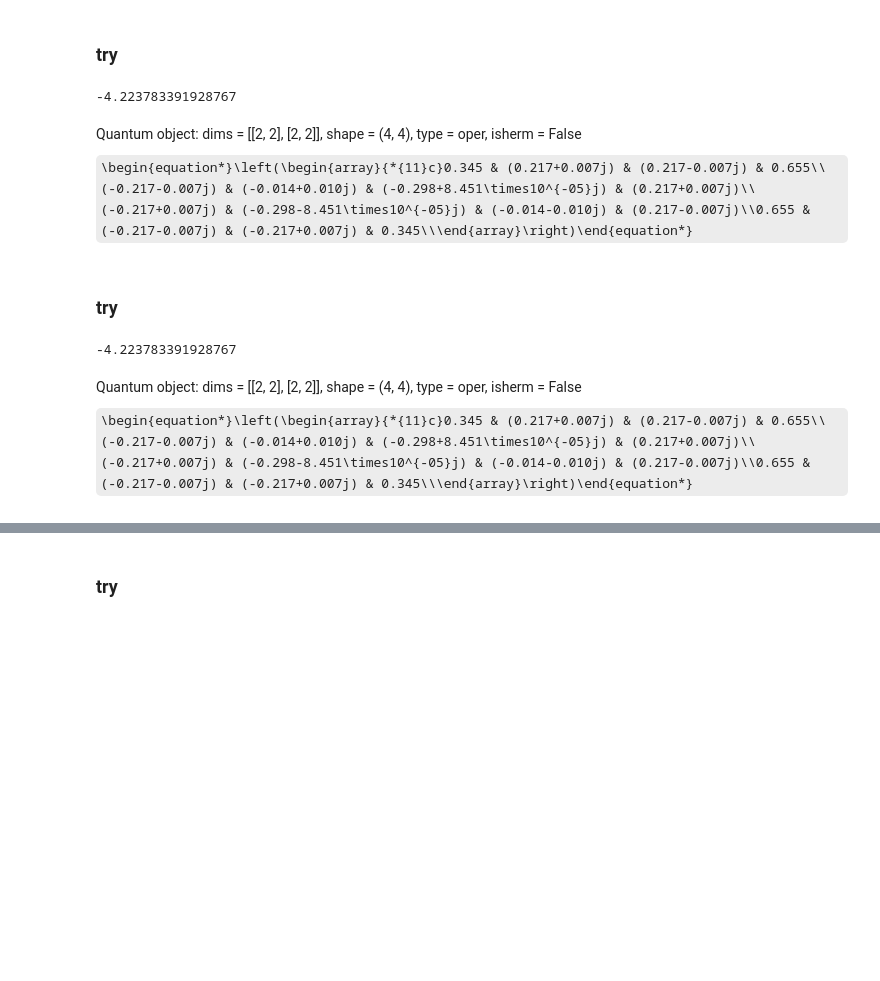
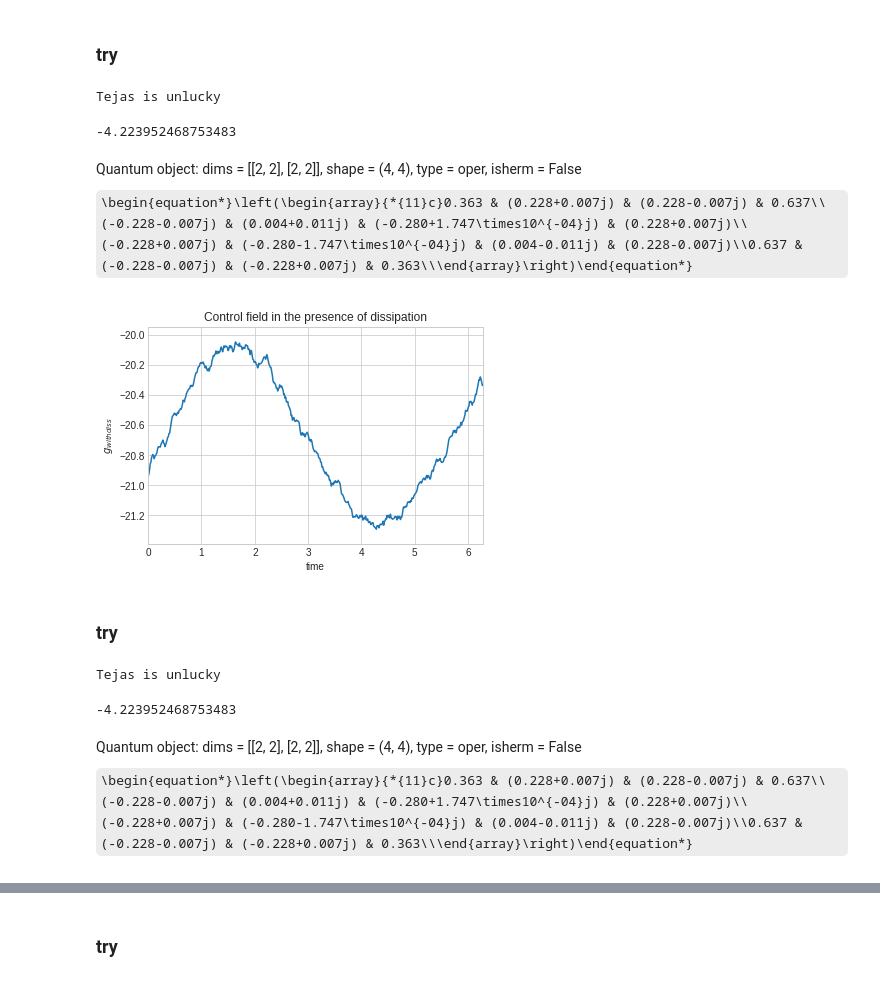
Before and after one commit to TejasAvinashShetty/openq_grape, a Jupyter notebook: GRAPE_pristine/oqcg.ipynb, the cells around one changed output, grey strips where cells are left out. Cells and saved outputs as stored; diff of their text form; code cells hidden in the pictures; some formulas as TeX source; blank space fills up the shorter version.

```diff
--- a/GRAPE_pristine/oqcg.ipynb
+++ b/GRAPE_pristine/oqcg.ipynb
@@ -90,6 +90,7 @@ H_0 = omega_1*sigmaz()
 H_1 = sigmay()
 T_s = sigmax()
 Lin = sigmaz()
+gamma = 0.1 # check for default value
 ih0, ih1, h0ci, h1ci, x_k, lindbladian, T, L_I  = maker(omega_1,
                                                   H_0, H_1, T_s,
-                                                  Lin, d=2, gamma=0.1)
+                                                  Lin, d=2, gamma=gamma)
@@ -393,25 +450,24 @@ len(times)
 # %%
-def terminator(max_iter, time_steps=len(times), total_time= total_time_evo,
-               epsilon= 2*pi*1):
+def terminator(max_iter, time_steps=len(times),
+              total_time=total_time_evo,
+              epsilon=2*pi*1):
     r"""Brief description of the function"""
-
-    xi_initial = result.u[-1, 0, : ]
-    #1000*random_sample((time_steps,))
-    dt = (2*pi)/500  #total_time/time_steps
+    xi_initial = result.u[-1, 0, :]
+    # 1000*random_sample((time_steps,))
+    dt = (2*pi)/500 #total_time/time_steps
     xi_diff, xi_new_vec = updater(xi_initial, dt, epsilon)
 
     for i in range(max_iter):
         if amax(xi_diff) < epsilon**2 :
-
             xi_final = xi_new_vec
+            print("Tejas is unlucky")
             break
         else :
             xi_diff, xi_new_vec = updater(xi_new_vec, dt, epsilon)
+            print("Tejas is a good boy")
             print(i)
             print(amax(xi_diff))
 
-
-    xi_final = xi_new_vec
     return xi_final
 # %% [markdown]
 ## sub topic 3
@@ -419,6 +477,8 @@ def terminator(max_iter, time_steps=len(times), total_time= total_time_evo,
 ### try
 # %%
 xi_opt = terminator(10)
+# %% [output]
+Tejas is unlucky
 # %%
 time_steps=len(times)
 total_time= total_time_evo
@@ -427,15 +487,28 @@ epsilon= 2*pi*1
 dt = (2*pi)/500
 F(xi_opt, dt)
 # %% [output]
--4.223783391928767
+-4.223952468753483
 # %%
 L_full_maker(xi_opt, dt)
 # %% [output]
-Quantum object: dims = [[2, 2], [2, 2]], shape = (4, 4), type = oper, isherm = False\begin{equation*}\left(\begin{array}{*{11}c}0.345 & (0.217+0.007j) & (0.217-0.007j) & 0.655\\(-0.217-0.007j) & (-0.014+0.010j) & (-0.298+8.451\times10^{-05}j) & (0.217+0.007j)\\(-0.217+0.007j) & (-0.298-8.451\times10^{-05}j) & (-0.014-0.010j) & (0.217-0.007j)\\0.655 & (-0.217-0.007j) & (-0.217+0.007j) & 0.345\\\end{array}\right)\end{equation*}
+Quantum object: dims = [[2, 2], [2, 2]], shape = (4, 4), type = oper, isherm = False\begin{equation*}\left(\begin{array}{*{11}c}0.363 & (0.228+0.007j) & (0.228-0.007j) & 0.637\\(-0.228-0.007j) & (0.004+0.011j) & (-0.280+1.747\times10^{-04}j) & (0.228+0.007j)\\(-0.228+0.007j) & (-0.280-1.747\times10^{-04}j) & (0.004-0.011j) & (0.228-0.007j)\\0.637 & (-0.228-0.007j) & (-0.228+0.007j) & 0.363\\\end{array}\right)\end{equation*}
+# %%
+ax = axes()
+ax.plot(times, xi_opt)
+xi_max = amax(xi_opt) + 0.1
+xi_min = amin(xi_opt) - 0.1
+
+ax.set(xlim=(0, total_time_evo), ylim=(xi_min, xi_max),
+       xlabel='time', ylabel= r'$g_{with diss}$',
+       title='Control field in the presence of dissipation');
+# %% [output]
+[figure, added]
 # %% [markdown]
 ### try
 # %%
 xi_opt = terminator(1000)
+# %% [output]
+Tejas is unlucky
 # %%
 time_steps=len(times)
 total_time= total_time_evo
@@ -444,8 +517,8 @@ epsilon= 2*pi*1
 dt = (2*pi)/500
 F(xi_opt, dt)
 # %% [output]
--4.223783391928767
+-4.223952468753483
 # %%
 L_full_maker(xi_opt, dt)
 # %% [output]
-Quantum object: dims = [[2, 2], [2, 2]], shape = (4, 4), type = oper, isherm = False\begin{equation*}\left(\begin{array}{*{11}c}0.345 & (0.217+0.007j) & (0.217-0.007j) & 0.655\\(-0.217-0.007j) & (-0.014+0.010j) & (-0.298+8.451\times10^{-05}j) & (0.217+0.007j)\\(-0.217+0.007j) & (-0.298-8.451\times10^{-05}j) & (-0.014-0.010j) & (0.217-0.007j)\\0.655 & (-0.217-0.007j) & (-0.217+0.007j) & 0.345\\\end{array}\right)\end{equation*}
+Quantum object: dims = [[2, 2], [2, 2]], shape = (4, 4), type = oper, isherm = False\begin{equation*}\left(\begin{array}{*{11}c}0.363 & (0.228+0.007j) & (0.228-0.007j) & 0.637\\(-0.228-0.007j) & (0.004+0.011j) & (-0.280+1.747\times10^{-04}j) & (0.228+0.007j)\\(-0.228+0.007j) & (-0.280-1.747\times10^{-04}j) & (0.004-0.011j) & (0.228-0.007j)\\0.637 & (-0.228-0.007j) & (-0.228+0.007j) & 0.363\\\end{array}\right)\end{equation*}
```
Also changed, not shown: parts of 114 cells of this notebook, 32 other files.
